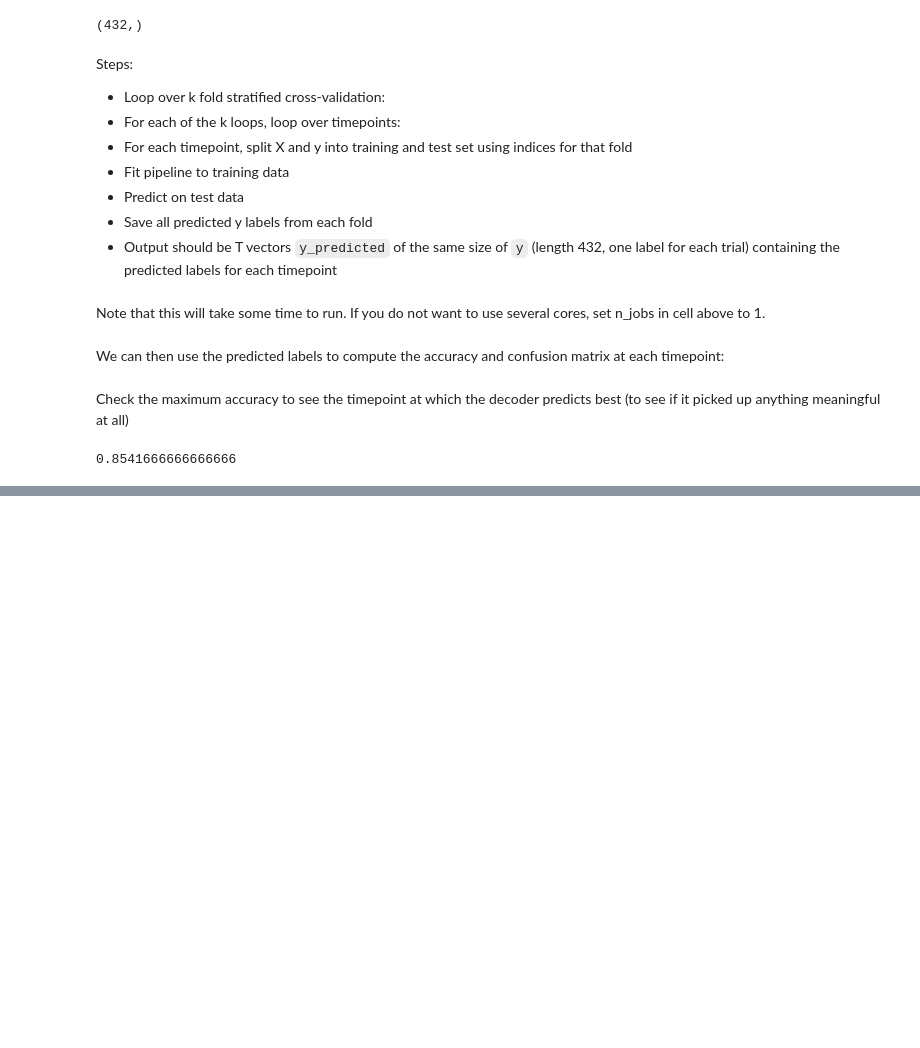
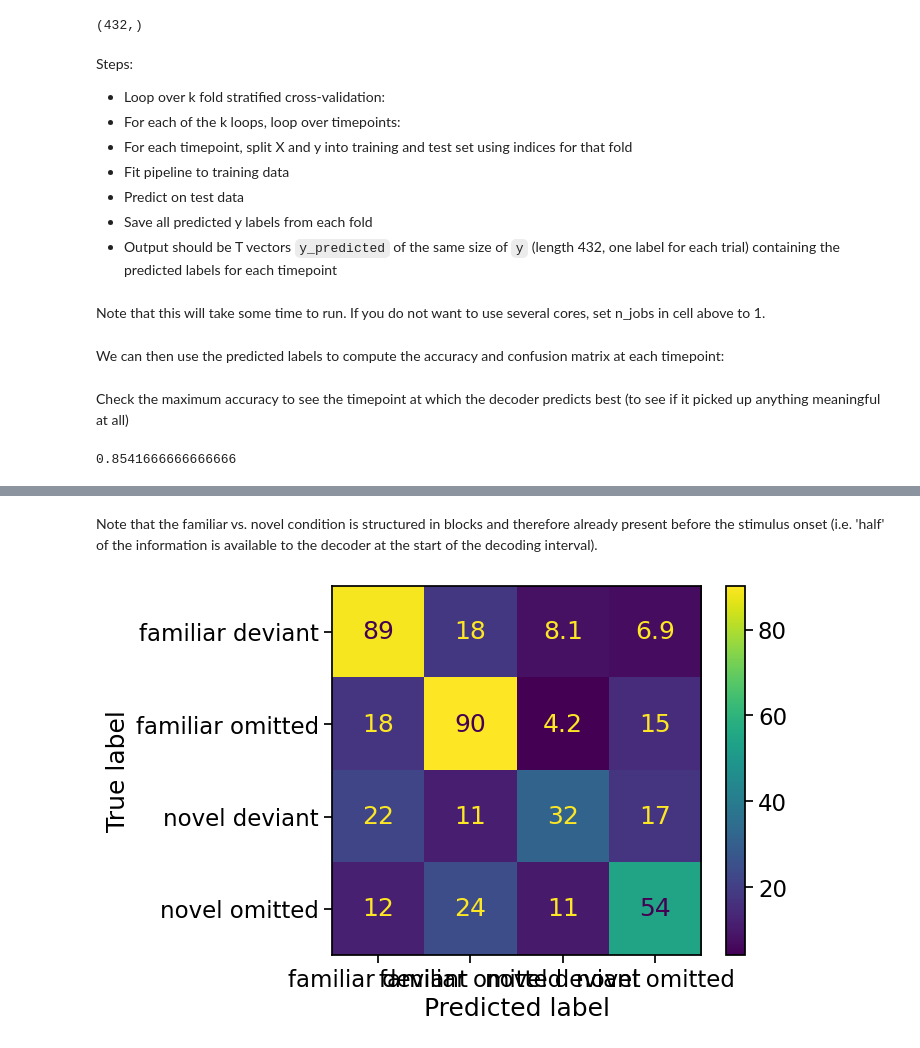
Before and after one commit to ahrends/AllenNeurons, a Jupyter notebook: AllenData_decoding_MM.ipynb, the cells around one changed output, grey strips where cells are left out. Cells and saved outputs as stored; diff of their text form; code cells hidden in the pictures; blank space fills up the shorter version.

```diff
--- a/AllenData_decoding_MM.ipynb
+++ b/AllenData_decoding_MM.ipynb
@@ -332,0 +348,9 @@ plt.show()
+# %% [markdown]
+Note that the familiar vs. novel condition is structured in blocks and therefore already present before the stimulus onset (i.e. 'half' of the information is available to the decoder at the start of the decoding interval).
+# %%
+conf_mat_av = np.mean(conf_mat,axis=2)
+disp=ConfusionMatrixDisplay(conf_mat_av, display_labels=['familiar deviant', 'familiar omitted', 'novel deviant', 'novel omitted'])
+disp.plot()
+plt.show()
+# %% [output]
+[figure, added]
```
Also changed, not shown: parts of 4 cells of this notebook.
